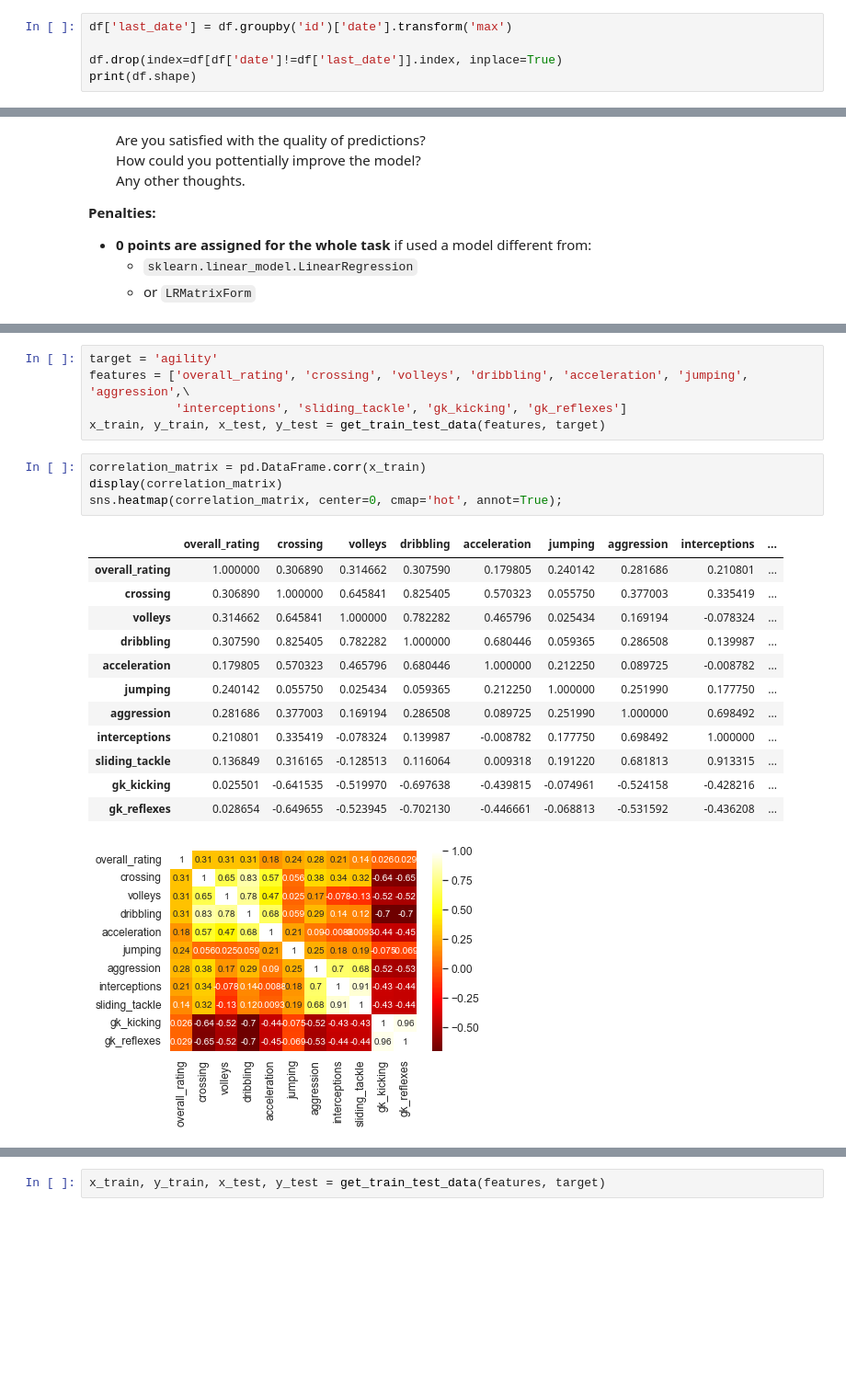
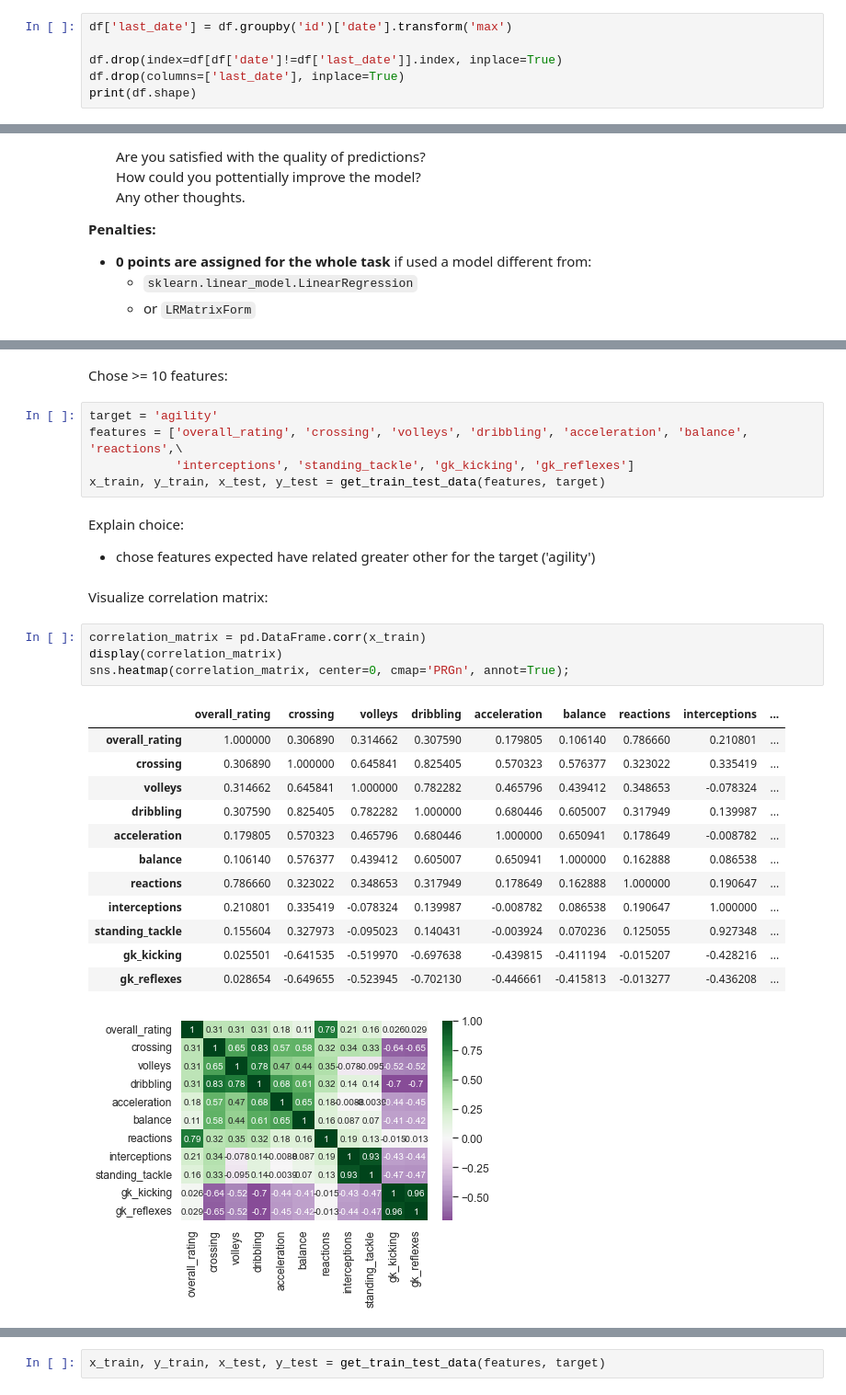
Before and after one commit to gvjas/ml-intro, a Jupyter notebook: 3_linear_regression/linear_regression.ipynb, the cells around one changed output, grey strips where cells are left out. Shown at 92% size. Saved outputs shown, nothing was run; the diff lists cells and outputs as text; blank space fills up the shorter version.

```diff
--- a/3_linear_regression/linear_regression.ipynb
+++ b/3_linear_regression/linear_regression.ipynb
@@ -210,5 +210,6 @@ dtype: int64
 df['last_date'] = df.groupby('id')['date'].transform('max')
 
 df.drop(index=df[df['date']!=df['last_date']].index, inplace=True)
+df.drop(columns=['last_date'], inplace=True)
 print(df.shape)
 # %% [output]
@@ -1647,23 +1662,30 @@ DF_TRAIN.head()
+# %% [markdown]
+Chose >= 10 features:
 # %%
 target = 'agility'
-features = ['overall_rating', 'crossing', 'volleys', 'dribbling', 'acceleration', 'jumping', 'aggression',\
-            'interceptions', 'sliding_tackle', 'gk_kicking', 'gk_reflexes']
+features = ['overall_rating', 'crossing', 'volleys', 'dribbling', 'acceleration', 'balance', 'reactions',\
+            'interceptions', 'standing_tackle', 'gk_kicking', 'gk_reflexes']
 x_train, y_train, x_test, y_test = get_train_test_data(features, target)
+# %% [markdown]
+Explain choice:
+- сhose features expected have related greater other for the target ('agility')
+# %% [markdown]
+Visualize correlation matrix:
 # %%
 correlation_matrix = pd.DataFrame.corr(x_train)
 display(correlation_matrix)
-sns.heatmap(correlation_matrix, center=0, cmap='hot', annot=True);
+sns.heatmap(correlation_matrix, center=0, cmap='PRGn', annot=True);
 # %% [output]
-|  | overall_rating | crossing | volleys | dribbling | acceleration | jumping | aggression | interceptions | ... |
-| overall_rating | 1.000000 | 0.306890 | 0.314662 | 0.307590 | 0.179805 | 0.240142 | 0.281686 | 0.210801 | ... |
-| crossing | 0.306890 | 1.000000 | 0.645841 | 0.825405 | 0.570323 | 0.055750 | 0.377003 | 0.335419 | ... |
-| volleys | 0.314662 | 0.645841 | 1.000000 | 0.782282 | 0.465796 | 0.025434 | 0.169194 | -0.078324 | ... |
-| dribbling | 0.307590 | 0.825405 | 0.782282 | 1.000000 | 0.680446 | 0.059365 | 0.286508 | 0.139987 | ... |
-| acceleration | 0.179805 | 0.570323 | 0.465796 | 0.680446 | 1.000000 | 0.212250 | 0.089725 | -0.008782 | ... |
-| jumping | 0.240142 | 0.055750 | 0.025434 | 0.059365 | 0.212250 | 1.000000 | 0.251990 | 0.177750 | ... |
-| aggression | 0.281686 | 0.377003 | 0.169194 | 0.286508 | 0.089725 | 0.251990 | 1.000000 | 0.698492 | ... |
-| interceptions | 0.210801 | 0.335419 | -0.078324 | 0.139987 | -0.008782 | 0.177750 | 0.698492 | 1.000000 | ... |
-| sliding_tackle | 0.136849 | 0.316165 | -0.128513 | 0.116064 | 0.009318 | 0.191220 | 0.681813 | 0.913315 | ... |
-| gk_kicking | 0.025501 | -0.641535 | -0.519970 | -0.697638 | -0.439815 | -0.074961 | -0.524158 | -0.428216 | ... |
-| gk_reflexes | 0.028654 | -0.649655 | -0.523945 | -0.702130 | -0.446661 | -0.068813 | -0.531592 | -0.436208 | ... |
+|  | overall_rating | crossing | volleys | dribbling | acceleration | balance | reactions | interceptions | ... |
+| overall_rating | 1.000000 | 0.306890 | 0.314662 | 0.307590 | 0.179805 | 0.106140 | 0.786660 | 0.210801 | ... |
+| crossing | 0.306890 | 1.000000 | 0.645841 | 0.825405 | 0.570323 | 0.576377 | 0.323022 | 0.335419 | ... |
+| volleys | 0.314662 | 0.645841 | 1.000000 | 0.782282 | 0.465796 | 0.439412 | 0.348653 | -0.078324 | ... |
+| dribbling | 0.307590 | 0.825405 | 0.782282 | 1.000000 | 0.680446 | 0.605007 | 0.317949 | 0.139987 | ... |
+| acceleration | 0.179805 | 0.570323 | 0.465796 | 0.680446 | 1.000000 | 0.650941 | 0.178649 | -0.008782 | ... |
+| balance | 0.106140 | 0.576377 | 0.439412 | 0.605007 | 0.650941 | 1.000000 | 0.162888 | 0.086538 | ... |
+| reactions | 0.786660 | 0.323022 | 0.348653 | 0.317949 | 0.178649 | 0.162888 | 1.000000 | 0.190647 | ... |
+| interceptions | 0.210801 | 0.335419 | -0.078324 | 0.139987 | -0.008782 | 0.086538 | 0.190647 | 1.000000 | ... |
+| standing_tackle | 0.155604 | 0.327973 | -0.095023 | 0.140431 | -0.003924 | 0.070236 | 0.125055 | 0.927348 | ... |
+| gk_kicking | 0.025501 | -0.641535 | -0.519970 | -0.697638 | -0.439815 | -0.411194 | -0.015207 | -0.428216 | ... |
+| gk_reflexes | 0.028654 | -0.649655 | -0.523945 | -0.702130 | -0.446661 | -0.415813 | -0.013277 | -0.436208 | ... |
-[figure, old version]
+[figure, new version]
```
Also changed, not shown: parts of 56 cells of this notebook.
